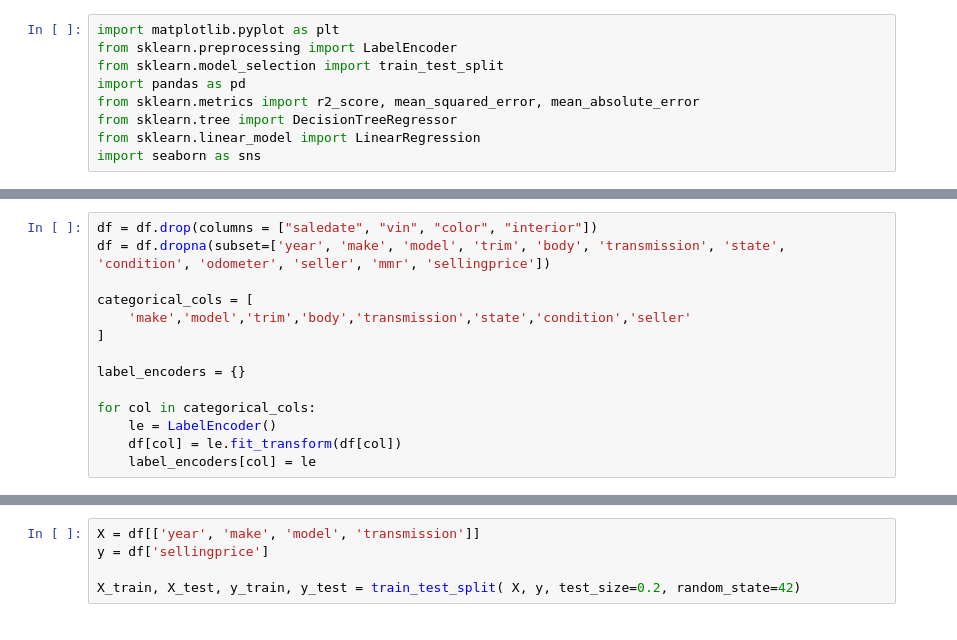
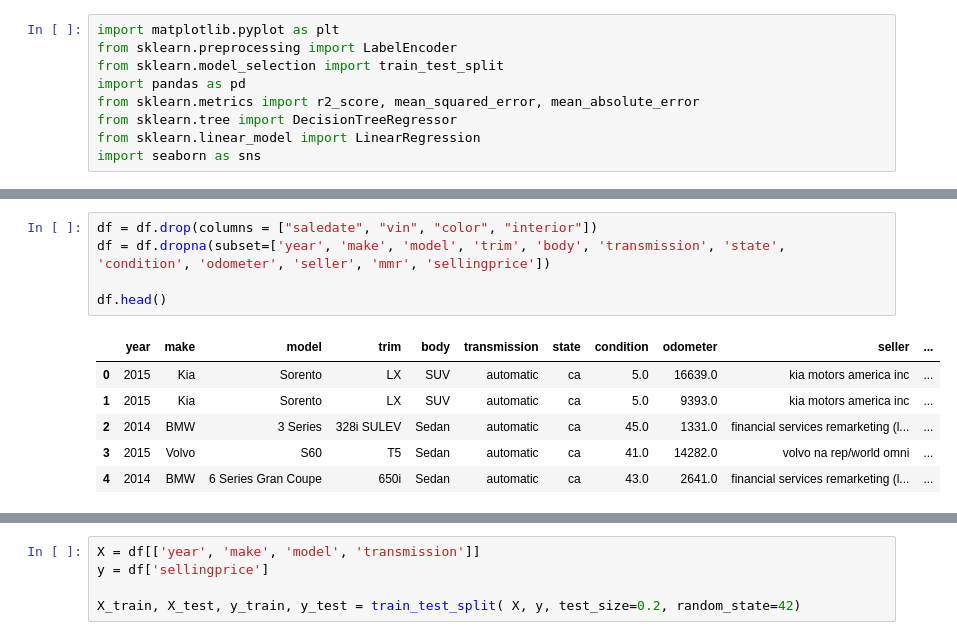
Before and after one commit to husseinmfm/AIProj, a Jupyter notebook: FinalVersion.ipynb, the cells around one changed output, grey strips where cells are left out. Drawn from its saved outputs; the diff is of its cells as text.

```diff
--- a/FinalVersion.ipynb
+++ b/FinalVersion.ipynb
@@ -18,14 +37,12 @@ df = pd.read_csv("car_prices.csv")
 # %%
 df = df.drop(columns = ["saledate", "vin", "color", "interior"])
 df = df.dropna(subset=['year', 'make', 'model', 'trim', 'body', 'transmission', 'state', 'condition', 'odometer', 'seller', 'mmr', 'sellingprice'])
 
-categorical_cols = [
-    'make','model','trim','body','transmission','state','condition','seller'
-]
-
-label_encoders = {}
-
-for col in categorical_cols:
-    le = LabelEncoder()
-    df[col] = le.fit_transform(df[col])
-    label_encoders[col] = le
+df.head()
+# %% [output]
+|  | year | make | model | trim | body | transmission | state | condition | odometer | seller | ... |
+| 0 | 2015 | Kia | Sorento | LX | SUV | automatic | ca | 5.0 | 16639.0 | kia motors america inc | ... |
+| 1 | 2015 | Kia | Sorento | LX | SUV | automatic | ca | 5.0 | 9393.0 | kia motors america inc | ... |
+| 2 | 2014 | BMW | 3 Series | 328i SULEV | Sedan | automatic | ca | 45.0 | 1331.0 | financial services remarketing (l... | ... |
+| 3 | 2015 | Volvo | S60 | T5 | Sedan | automatic | ca | 41.0 | 14282.0 | volvo na rep/world omni | ... |
+| 4 | 2014 | BMW | 6 Series Gran Coupe | 650i | Sedan | automatic | ca | 43.0 | 2641.0 | financial services remarketing (l... | ... |
```
Also changed, not shown: parts of 20 cells of this notebook, 4 other files.
